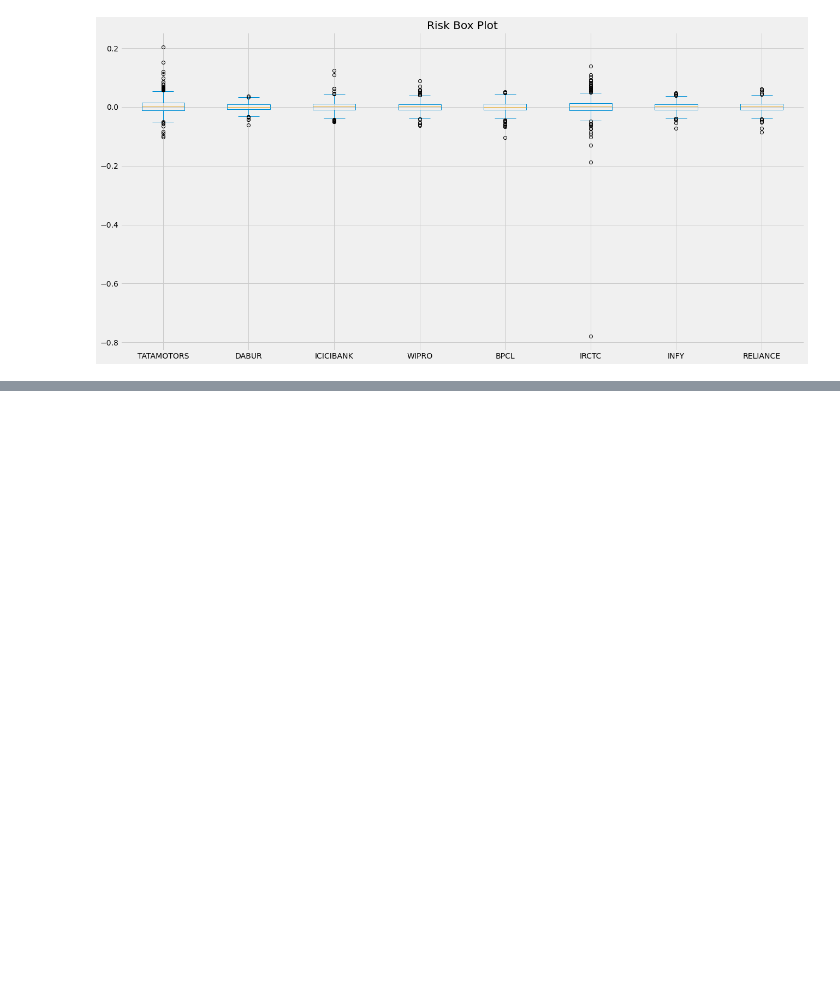
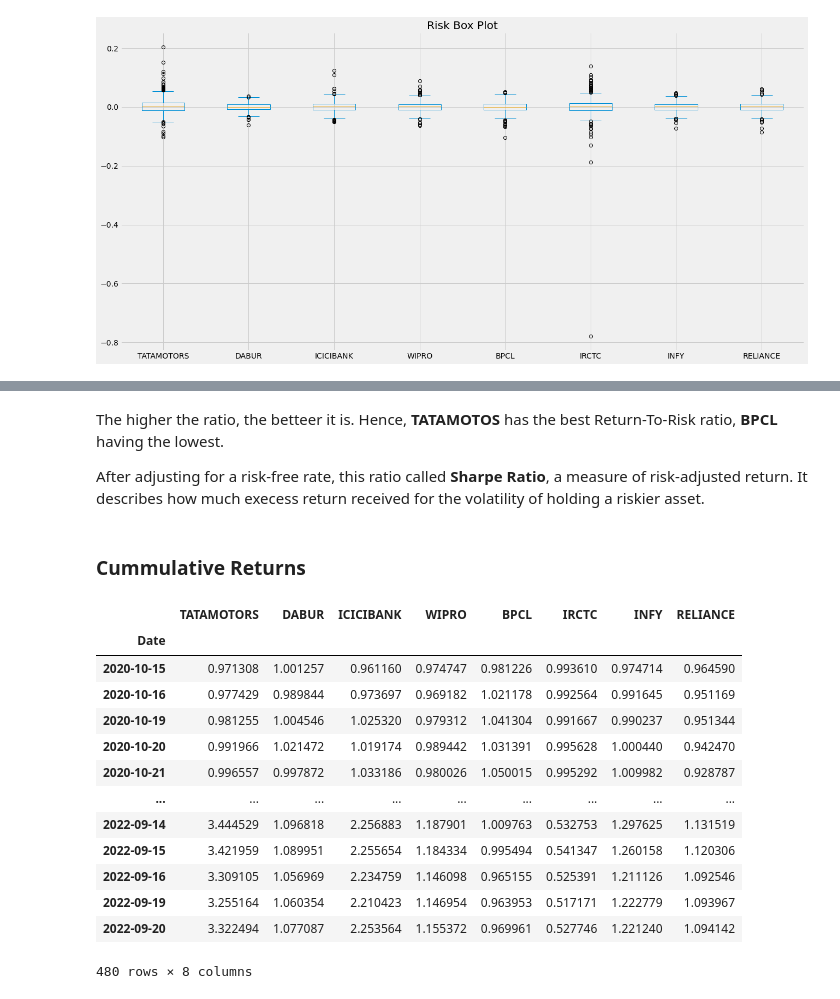
Before and after one commit to manuelinfosec/eda-analysis-for-portfolio-optimisation, a Jupyter notebook: main.ipynb, the cells around one changed output, grey strips where cells are left out. Drawn from its saved outputs; the diff is of its cells as text; code cells hidden in the pictures; blank space fills up the shorter version.

```diff
--- a/main.ipynb
+++ b/main.ipynb
@@ -171,0 +203,24 @@ fig = plot.get_figure().savefig("reports/daily_risk.png")
+# %% [markdown]
+The higher the ratio, the betteer it is. Hence, **TATAMOTOS** has the best Return-To-Risk ratio, **BPCL** having the lowest.
+
+After adjusting for a risk-free rate, this ratio called **Sharpe Ratio**, a measure of risk-adjusted return. It describes how much execess return received for the volatility of holding a riskier asset.
+# %% [markdown]
+### Cummulative Returns
+# %%
+cumm_returns = (returns_D1 + 1).cumprod()
+cumm_returns
+# %% [output]
+|  | TATAMOTORS | DABUR | ICICIBANK | WIPRO | BPCL | IRCTC | INFY | RELIANCE |
+| Date |  |  |  |  |  |  |  |  |
+| 2020-10-15 | 0.971308 | 1.001257 | 0.961160 | 0.974747 | 0.981226 | 0.993610 | 0.974714 | 0.964590 |
+| 2020-10-16 | 0.977429 | 0.989844 | 0.973697 | 0.969182 | 1.021178 | 0.992564 | 0.991645 | 0.951169 |
+| 2020-10-19 | 0.981255 | 1.004546 | 1.025320 | 0.979312 | 1.041304 | 0.991667 | 0.990237 | 0.951344 |
+| 2020-10-20 | 0.991966 | 1.021472 | 1.019174 | 0.989442 | 1.031391 | 0.995628 | 1.000440 | 0.942470 |
+| 2020-10-21 | 0.996557 | 0.997872 | 1.033186 | 0.980026 | 1.050015 | 0.995292 | 1.009982 | 0.928787 |
+| ... | ... | ... | ... | ... | ... | ... | ... | ... |
+| 2022-09-14 | 3.444529 | 1.096818 | 2.256883 | 1.187901 | 1.009763 | 0.532753 | 1.297625 | 1.131519 |
+| 2022-09-15 | 3.421959 | 1.089951 | 2.255654 | 1.184334 | 0.995494 | 0.541347 | 1.260158 | 1.120306 |
+| 2022-09-16 | 3.309105 | 1.056969 | 2.234759 | 1.146098 | 0.965155 | 0.525391 | 1.211126 | 1.092546 |
+| 2022-09-19 | 3.255164 | 1.060354 | 2.210423 | 1.146954 | 0.963953 | 0.517171 | 1.222779 | 1.093967 |
+| 2022-09-20 | 3.322494 | 1.077087 | 2.253564 | 1.155372 | 0.969961 | 0.527746 | 1.221240 | 1.094142 |
+480 rows × 8 columns
```
Also changed, not shown: parts of 9 cells of this notebook, 1 other file.
